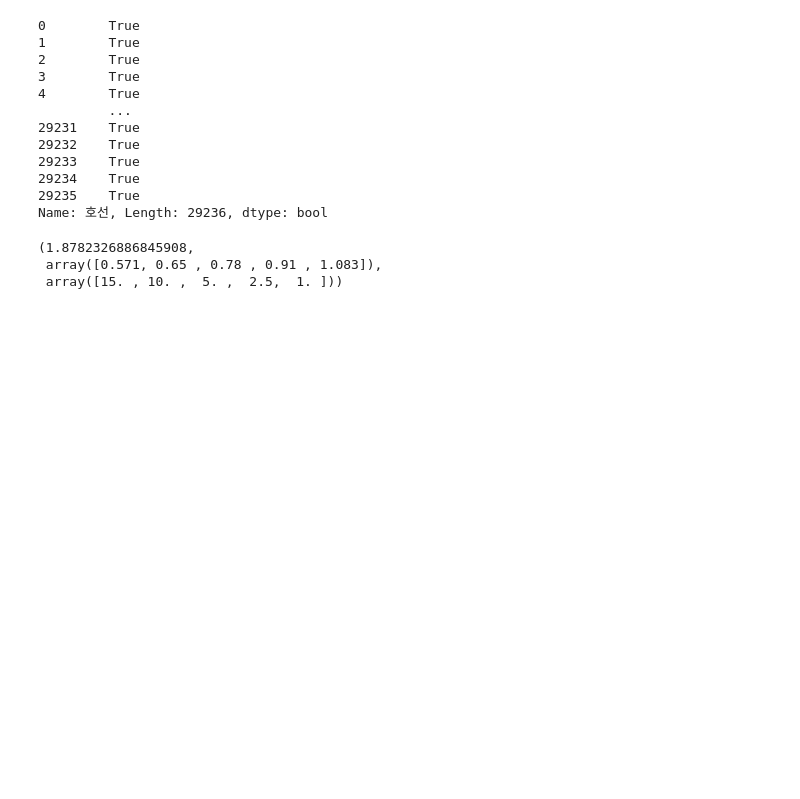
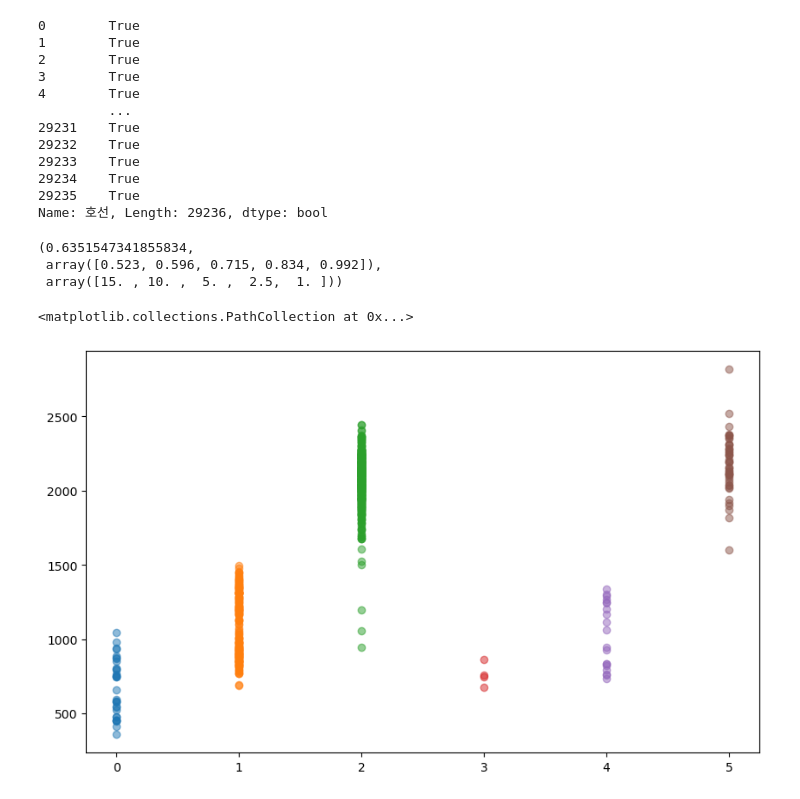
Before and after one commit to john1256/Others, a Jupyter notebook: Data_Science/Project/BigDataproj.ipynb, the cells around one changed output. Cells and saved outputs as stored; diff of their text form; code cells hidden in the pictures; blank space fills up the shorter version.

```diff
--- a/Data_Science/Project/BigDataproj.ipynb
+++ b/Data_Science/Project/BigDataproj.ipynb
@@ -285,11 +285,29 @@ df_ml['호선']==0
 29235    True
 Name: 호선, Length: 29236, dtype: bool
 # %%
-test = df_ml[(df_ml['시간']== 10) & (df_ml['주말']==0) & (df_ml['승하차구분']==0) & (df_ml['호선']==0) & (df_ml['강수량(mm)']==0)]['승차인원']
+test1 = df_ml[(df_ml['시간']== 9) & (df_ml['주말']==2) & (df_ml['승하차구분']==0) & (df_ml['호선']==0) & (df_ml['강수량(mm)']==0)]['승차인원']
 from scipy.stats import anderson
-result = anderson(test)
+result = anderson(test1)
 result.statistic, result.critical_values, result.significance_level
 # %% [output]
-(1.8782326886845908,
- array([0.571, 0.65 , 0.78 , 0.91 , 1.083]),
+(0.6351547341855834,
+ array([0.523, 0.596, 0.715, 0.834, 0.992]),
  array([15. , 10. ,  5. ,  2.5,  1. ]))
+# %%
+test2 = df_ml[(df_ml['시간']== 9) & (df_ml['주말']==1) & (df_ml['승하차구분']==0) & (df_ml['호선']==0) & (df_ml['강수량(mm)']==0)]['승차인원']
+test3 = df_ml[(df_ml['시간']== 9) & (df_ml['주말']==0) & (df_ml['승하차구분']==0) & (df_ml['호선']==0) & (df_ml['강수량(mm)']==0)]['승차인원']
+test4 = df_ml[(df_ml['시간']== 9) & (df_ml['주말']==2) & (df_ml['승하차구분']==0) & (df_ml['호선']==0) & (df_ml['강수량(mm)']>0)]['승차인원']
+test5 = df_ml[(df_ml['시간']== 9) & (df_ml['주말']==1) & (df_ml['승하차구분']==0) & (df_ml['호선']==0) & (df_ml['강수량(mm)']>0)]['승차인원']
+test6 = df_ml[(df_ml['시간']== 9) & (df_ml['주말']==0) & (df_ml['승하차구분']==0) & (df_ml['호선']==0) & (df_ml['강수량(mm)']>0)]['승차인원']
+# %%
+import matplotlib.pyplot as plt
+plt.figure(figsize=(10, 6))
+plt.scatter(test1.values*0, test1.values, alpha=0.5)
+plt.scatter(np.ones_like(test2), test2.values, alpha=0.5)
+plt.scatter(np.ones_like(test3)*2, test3.values, alpha=0.5)
+plt.scatter(np.ones_like(test4)*3, test4.values, alpha=0.5)
+plt.scatter(np.ones_like(test5)*4, test5.values, alpha=0.5)
+plt.scatter(np.ones_like(test6)*5, test6.values, alpha=0.5)
+# %% [output]
+<matplotlib.collections.PathCollection at 0x...>
+[figure, added]
```
Also changed, not shown: parts of 1 cell of this notebook, 5 other files.
